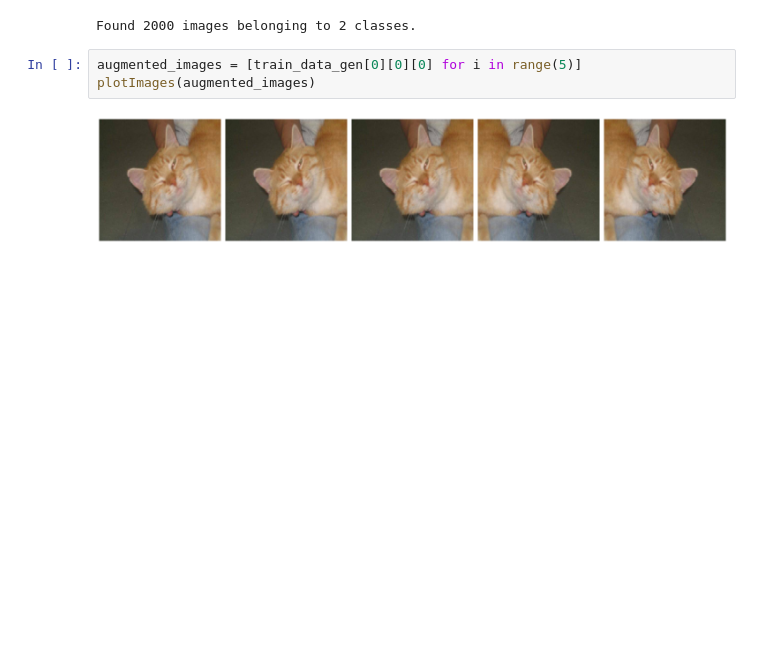
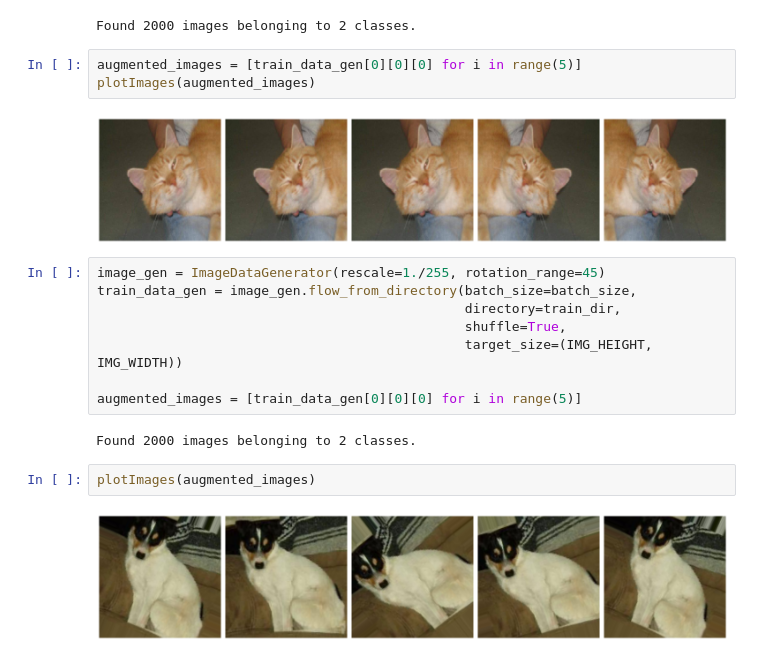
Before and after one commit to k0tk267/tensor-flow-tutorial, a Jupyter notebook: image_classification.ipynb, the cells around one changed output. Drawn from its saved outputs; the diff is of its cells as text; blank space fills up the shorter version.

Commit message:
finish image_classification

```diff
--- a/image_classification.ipynb
+++ b/image_classification.ipynb
@@ -186,3 +186,17 @@ augmented_images = [train_data_gen[0][0][0] for i in range(5)]
 plotImages(augmented_images)
 # %% [output]
 [figure]
+# %%
+image_gen = ImageDataGenerator(rescale=1./255, rotation_range=45)
+train_data_gen = image_gen.flow_from_directory(batch_size=batch_size,
+                                               directory=train_dir,
+                                               shuffle=True,
+                                               target_size=(IMG_HEIGHT, IMG_WIDTH))
+
+augmented_images = [train_data_gen[0][0][0] for i in range(5)]
+# %% [output]
+Found 2000 images belonging to 2 classes.
+# %%
+plotImages(augmented_images)
+# %% [output]
+[figure, added]
```
Also changed, not shown: parts of 9 cells of this notebook.
